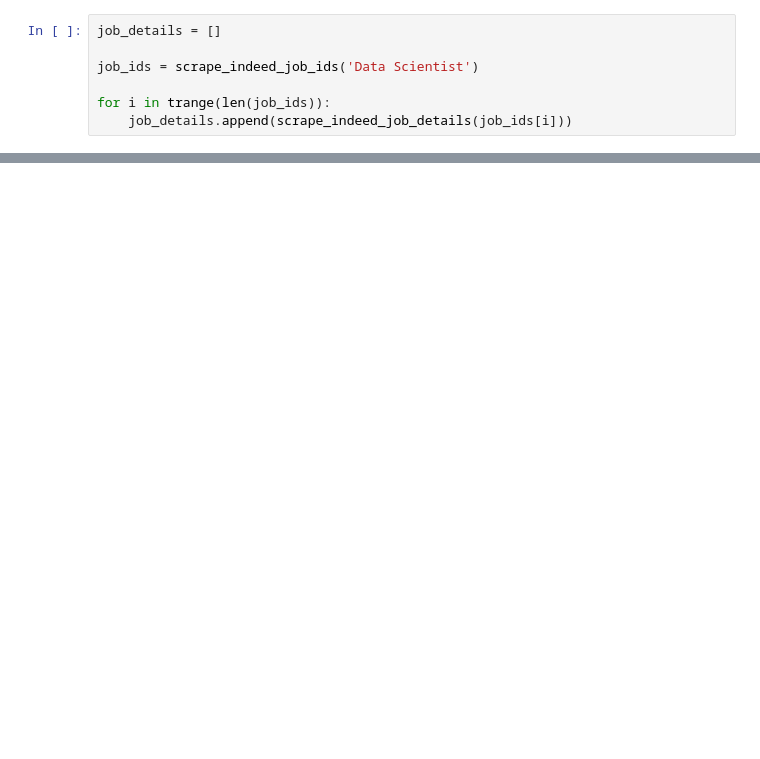
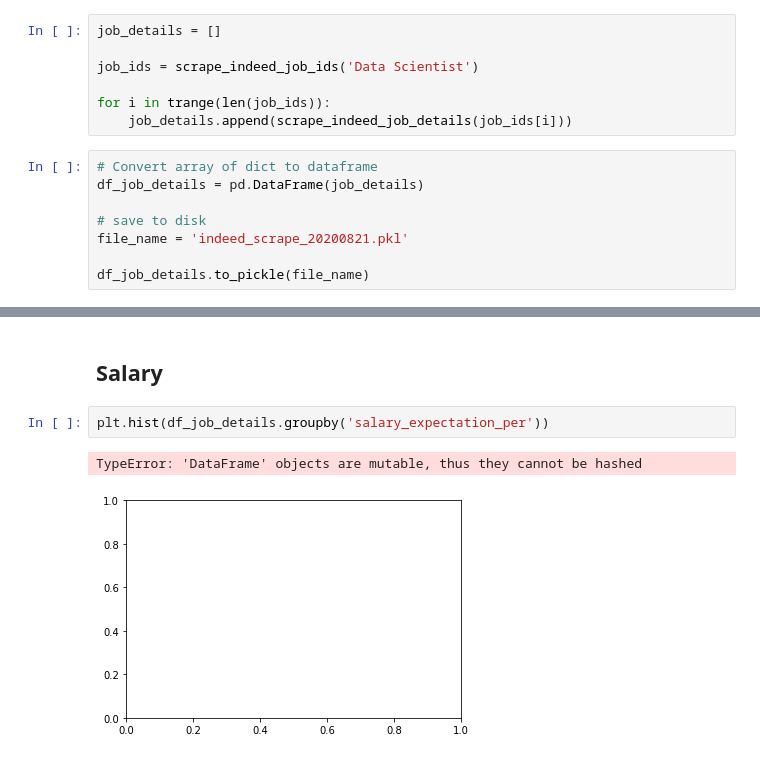
Before and after one commit to neilpmayhew/udacity-data-scientist-nd, a Jupyter notebook: 01-data-science-blog/uk-data-science-job-analysis.ipynb, the cells around one changed output, grey strips where cells are left out. Cells and saved outputs as stored; diff of their text form; blank space fills up the shorter version.

```diff
--- a/01-data-science-blog/uk-data-science-job-analysis.ipynb
+++ b/01-data-science-blog/uk-data-science-job-analysis.ipynb
@@ -118,3 +135,11 @@ job_ids = scrape_indeed_job_ids('Data Scientist')
 
 for i in trange(len(job_ids)):
     job_details.append(scrape_indeed_job_details(job_ids[i]))
+# %%
+# Convert array of dict to dataframe
+df_job_details = pd.DataFrame(job_details)
+
+# save to disk
+file_name = 'indeed_scrape_20200821.pkl'
+
+df_job_details.to_pickle(file_name)
@@ -120,0 +348,7 @@ for i in trange(len(job_ids)):
+# %% [markdown]
+## Salary
+# %%
+plt.hist(df_job_details.groupby('salary_expectation_per'))
+# %% [output]
+TypeError: 'DataFrame' objects are mutable, thus they cannot be hashed
+[figure, added]
```
Also changed, not shown: parts of 36 cells of this notebook.
